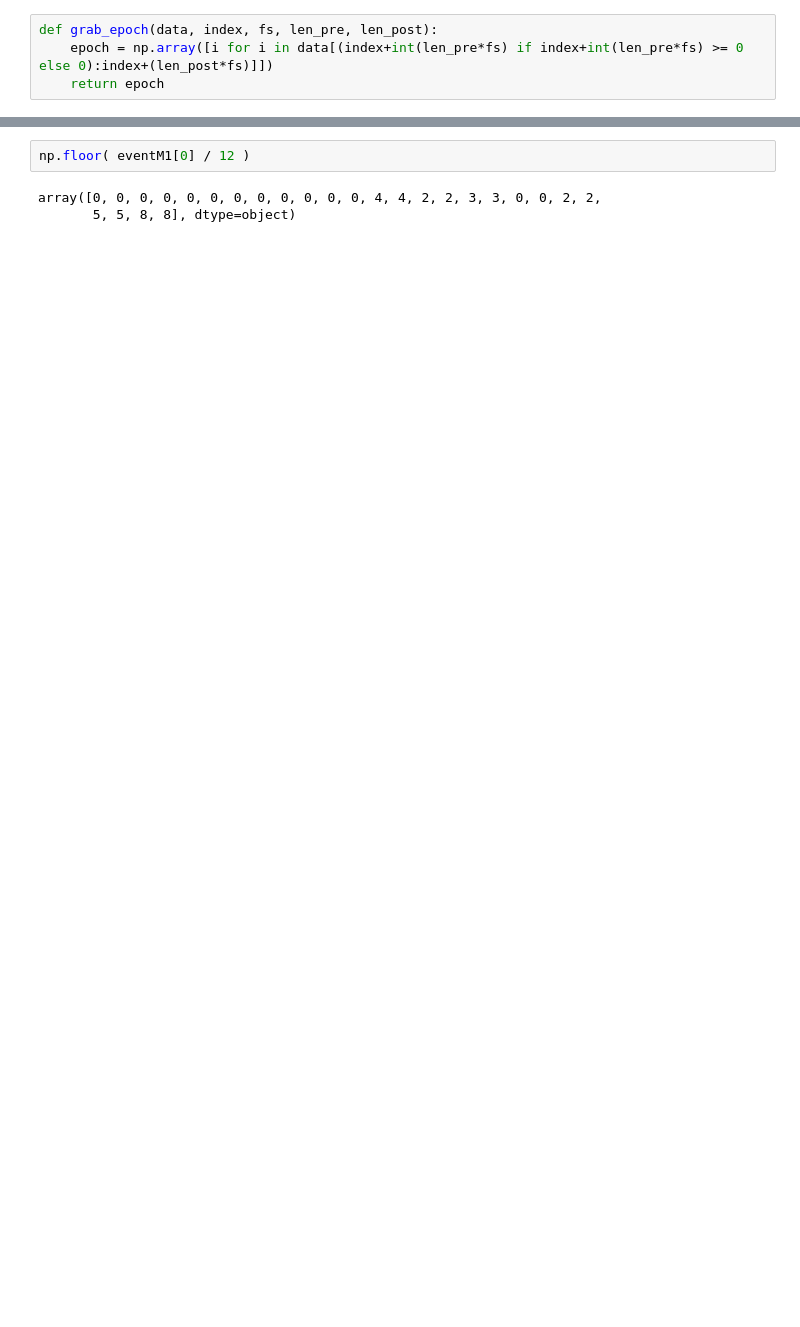
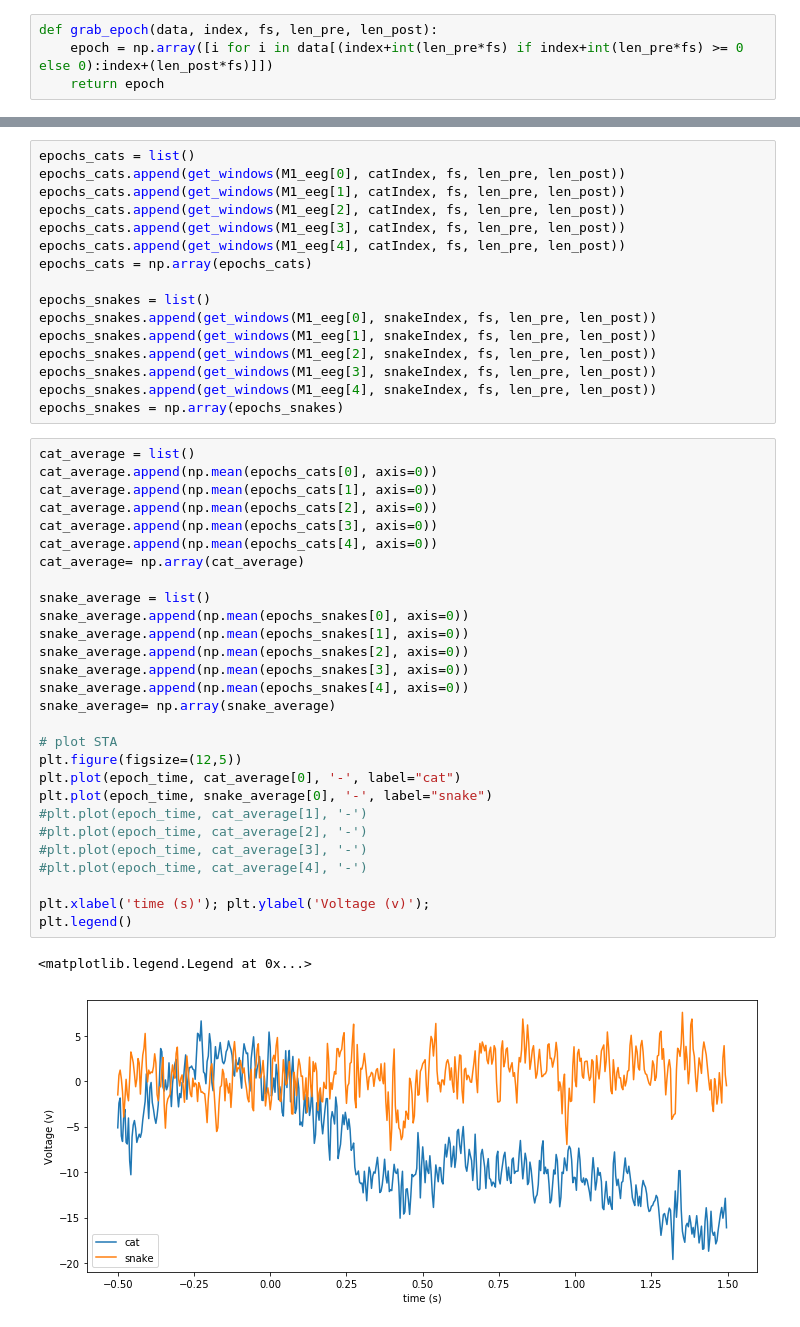
Before and after one commit to TamuzHod/Neural-_signal_processing_final_project, a Jupyter notebook: ProcessEEG.ipynb, the cells around one changed output, grey strips where cells are left out. Drawn from its saved outputs; the diff is of its cells as text; blank space fills up the shorter version.

```diff
--- a/ProcessEEG.ipynb
+++ b/ProcessEEG.ipynb
@@ -269,5 +261,47 @@ AttributeError: 'int' object has no attribute 'index'
-# %%
-np.floor( eventM1[0] / 12 )
-# %% [output]
-array([0, 0, 0, 0, 0, 0, 0, 0, 0, 0, 0, 0, 4, 4, 2, 2, 3, 3, 0, 0, 2, 2,
-       5, 5, 8, 8], dtype=object)
+# %%
+epochs_cats = list()
+epochs_cats.append(get_windows(M1_eeg[0], catIndex, fs, len_pre, len_post))
+epochs_cats.append(get_windows(M1_eeg[1], catIndex, fs, len_pre, len_post))
+epochs_cats.append(get_windows(M1_eeg[2], catIndex, fs, len_pre, len_post))
+epochs_cats.append(get_windows(M1_eeg[3], catIndex, fs, len_pre, len_post))
+epochs_cats.append(get_windows(M1_eeg[4], catIndex, fs, len_pre, len_post))
+epochs_cats = np.array(epochs_cats)
+
+epochs_snakes = list()
+epochs_snakes.append(get_windows(M1_eeg[0], snakeIndex, fs, len_pre, len_post))
+epochs_snakes.append(get_windows(M1_eeg[1], snakeIndex, fs, len_pre, len_post))
+epochs_snakes.append(get_windows(M1_eeg[2], snakeIndex, fs, len_pre, len_post))
+epochs_snakes.append(get_windows(M1_eeg[3], snakeIndex, fs, len_pre, len_post))
+epochs_snakes.append(get_windows(M1_eeg[4], snakeIndex, fs, len_pre, len_post))
+epochs_snakes = np.array(epochs_snakes)
+# %%
+cat_average = list()
+cat_average.append(np.mean(epochs_cats[0], axis=0))
+cat_average.append(np.mean(epochs_cats[1], axis=0))
+cat_average.append(np.mean(epochs_cats[2], axis=0))
+cat_average.append(np.mean(epochs_cats[3], axis=0))
+cat_average.append(np.mean(epochs_cats[4], axis=0))
+cat_average= np.array(cat_average)
+
+snake_average = list()
+snake_average.append(np.mean(epochs_snakes[0], axis=0))
+snake_average.append(np.mean(epochs_snakes[1], axis=0))
+snake_average.append(np.mean(epochs_snakes[2], axis=0))
+snake_average.append(np.mean(epochs_snakes[3], axis=0))
+snake_average.append(np.mean(epochs_snakes[4], axis=0))
+snake_average= np.array(snake_average)
+
+# plot STA
+plt.figure(figsize=(12,5))
+plt.plot(epoch_time, cat_average[0], '-', label="cat")
+plt.plot(epoch_time, snake_average[0], '-', label="snake")
+#plt.plot(epoch_time, cat_average[1], '-')
+#plt.plot(epoch_time, cat_average[2], '-')
+#plt.plot(epoch_time, cat_average[3], '-')
+#plt.plot(epoch_time, cat_average[4], '-')
+
+plt.xlabel('time (s)'); plt.ylabel('Voltage (v)');
+plt.legend()
+# %% [output]
+<matplotlib.legend.Legend at 0x...>
+[figure, added]
```
Also changed, not shown: parts of 12 cells of this notebook.
